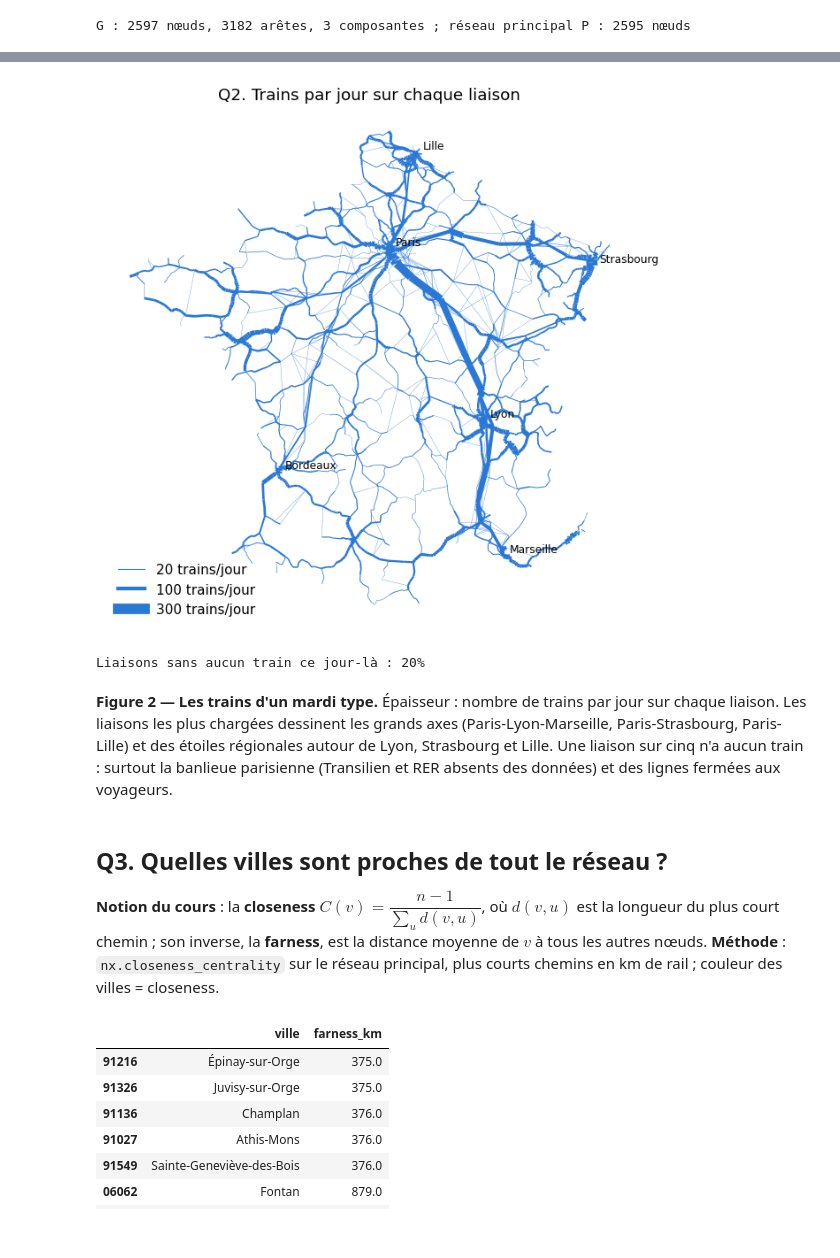
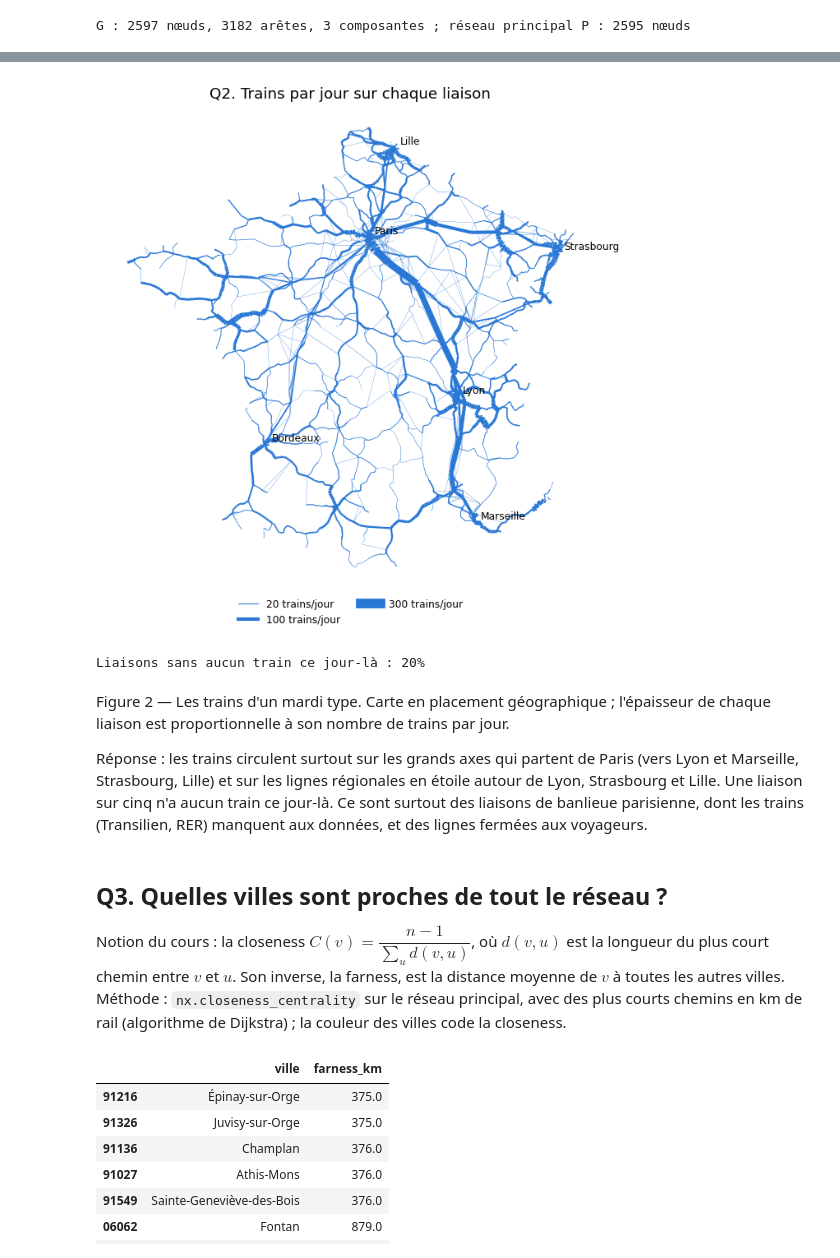
Before and after one commit to PhilRTFM/SNCF_Network_Interactions_Analysis, a Jupyter notebook: analyse_reseau.ipynb, the cells around one changed output, grey strips where cells are left out. Saved outputs shown, nothing was run; the diff lists cells and outputs as text; code cells hidden in the pictures.

```diff
--- a/analyse_reseau.ipynb
+++ b/analyse_reseau.ipynb
@@ -150,6 +135,10 @@ def carte(ax, titre):
     ax.set_title(titre)
     ax.set_aspect(1.45)
     ax.set_axis_off()
+
+
+# légende placée sous la carte, pour ne masquer aucune ville
+SOUS_CARTE = dict(loc="upper center", bbox_to_anchor=(0.5, 0.0), ncol=2, frameon=False, fontsize=8)
 # %% [output]
 G : 2597 nœuds, 3182 arêtes, 3 composantes ; réseau principal P : 2595 nœuds
 # %% [markdown]
@@ -257,18 +259,20 @@ if CYTOSCAPE:  # Style → Edge → Stroke Color et Width : colonne type_ligne,
 # %%
 fig, ax = plt.subplots(figsize=(7, 7))
 tracer_liaisons(ax, zip(liaisons.source, liaisons.target), couleur=BLEU, epaisseur=0.2 + liaisons["nb_trains_jour"] / 40)
 nommer(ax, ["75056", "69123", "59350", "67482", "13055", "33063"])  # Paris, Lyon, Lille, Strasbourg, Marseille, Bordeaux
 ax.legend(handles=[Line2D([], [], color=BLEU, lw=0.2 + n / 40, label=f"{n} trains/jour") for n in (20, 100, 300)],
-          loc="lower left", frameon=False)
+          **SOUS_CARTE)
 carte(ax, "Q2. Trains par jour sur chaque liaison")
 plt.savefig(FIGURES / "Q2_trains.png", bbox_inches="tight")
 plt.show()
 print(f"Liaisons sans aucun train ce jour-là : {(liaisons.nb_trains_jour == 0).mean():.0%}")
 # %% [output]
-[figure, old version]
+[figure, new version]
 Liaisons sans aucun train ce jour-là : 20%
 # %% [markdown]
-**Figure 2 — Les trains d'un mardi type.** Épaisseur : nombre de trains par jour sur chaque liaison. Les liaisons les plus chargées dessinent les grands axes (Paris-Lyon-Marseille, Paris-Strasbourg, Paris-Lille) et des étoiles régionales autour de Lyon, Strasbourg et Lille. Une liaison sur cinq n'a aucun train : surtout la banlieue parisienne (Transilien et RER absents des données) et des lignes fermées aux voyageurs.
+Figure 2 — Les trains d'un mardi type. Carte en placement géographique ; l'épaisseur de chaque liaison est proportionnelle à son nombre de trains par jour.
+
+Réponse : les trains circulent surtout sur les grands axes qui partent de Paris (vers Lyon et Marseille, Strasbourg, Lille) et sur les lignes régionales en étoile autour de Lyon, Strasbourg et Lille. Une liaison sur cinq n'a aucun train ce jour-là. Ce sont surtout des liaisons de banlieue parisienne, dont les trains (Transilien, RER) manquent aux données, et des lignes fermées aux voyageurs.
 # %%
 if CYTOSCAPE:  # Style → Edge → Width : colonne nb_trains_jour, Continuous Mapping
     cy_etiquettes(["75056", "69123", "59350", "67482", "13055", "33063"])
@@ -279,8 +283,7 @@ if CYTOSCAPE:  # Style → Edge → Width : colonne nb_trains_jour, Continuous M
 # %% [markdown]
 ## Q3. Quelles villes sont proches de tout le réseau ?
 
-**Notion du cours** : la **closeness** $C(v) = \dfrac{n-1}{\sum_u d(v,u)}$, où $d(v,u)$ est la longueur du plus court chemin ; son inverse, la **farness**, est la distance moyenne de $v$ à tous les autres nœuds.
-**Méthode** : `nx.closeness_centrality` sur le réseau principal, plus courts chemins en km de rail ; couleur des villes = closeness.
+Notion du cours : la closeness $C(v) = \dfrac{n-1}{\sum_u d(v,u)}$, où $d(v,u)$ est la longueur du plus court chemin entre $v$ et $u$. Son inverse, la farness, est la distance moyenne de $v$ à toutes les autres villes. Méthode : `nx.closeness_centrality` sur le réseau principal, avec des plus courts chemins en km de rail (algorithme de Dijkstra) ; la couleur des villes code la closeness.
 # %%
 closeness = pd.Series(nx.closeness_centrality(P, distance=POIDS))
 farness = 1 / closeness  # km en moyenne vers toutes les autres villes
```
Also changed, not shown: parts of 54 cells of this notebook, 14 other files.
